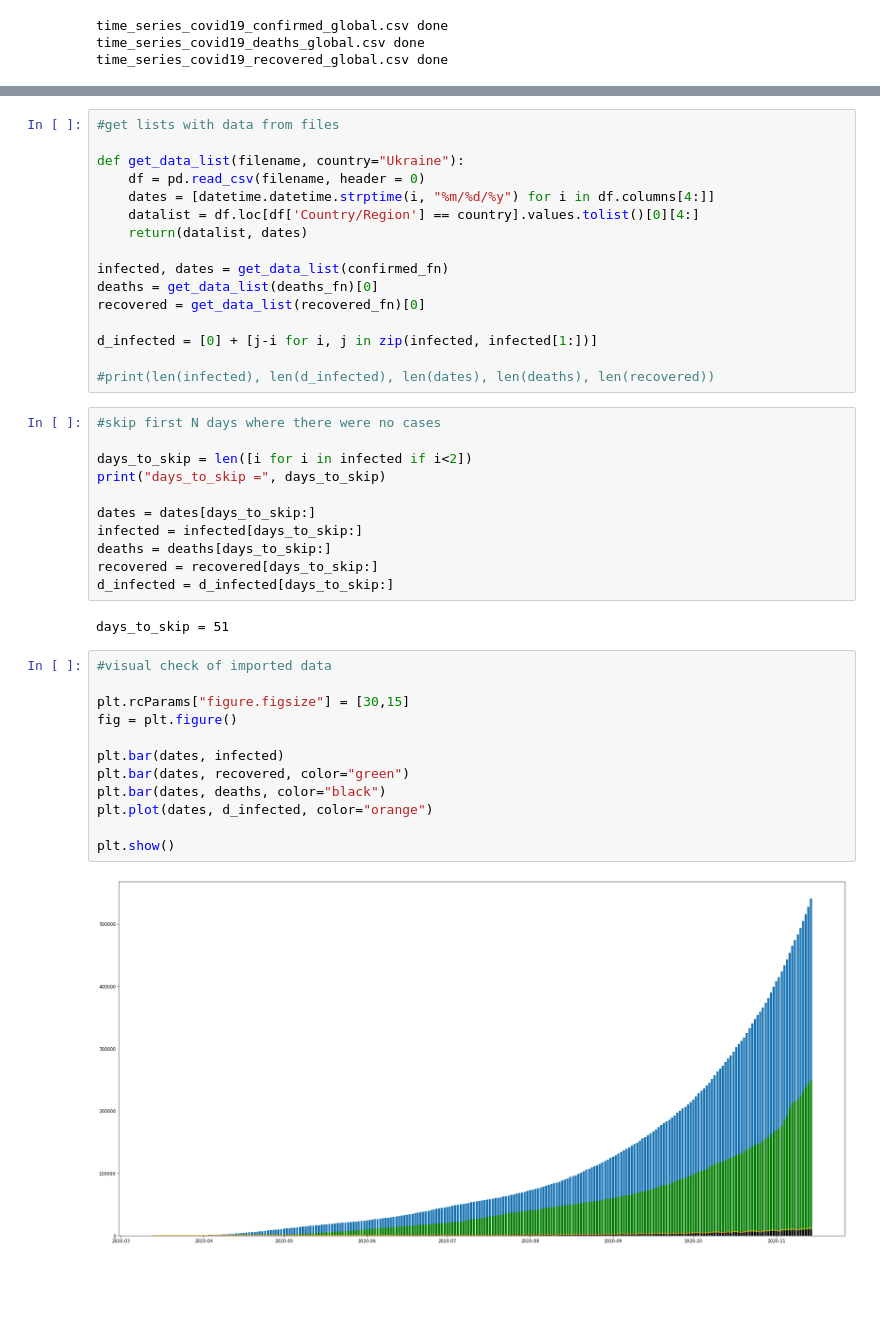
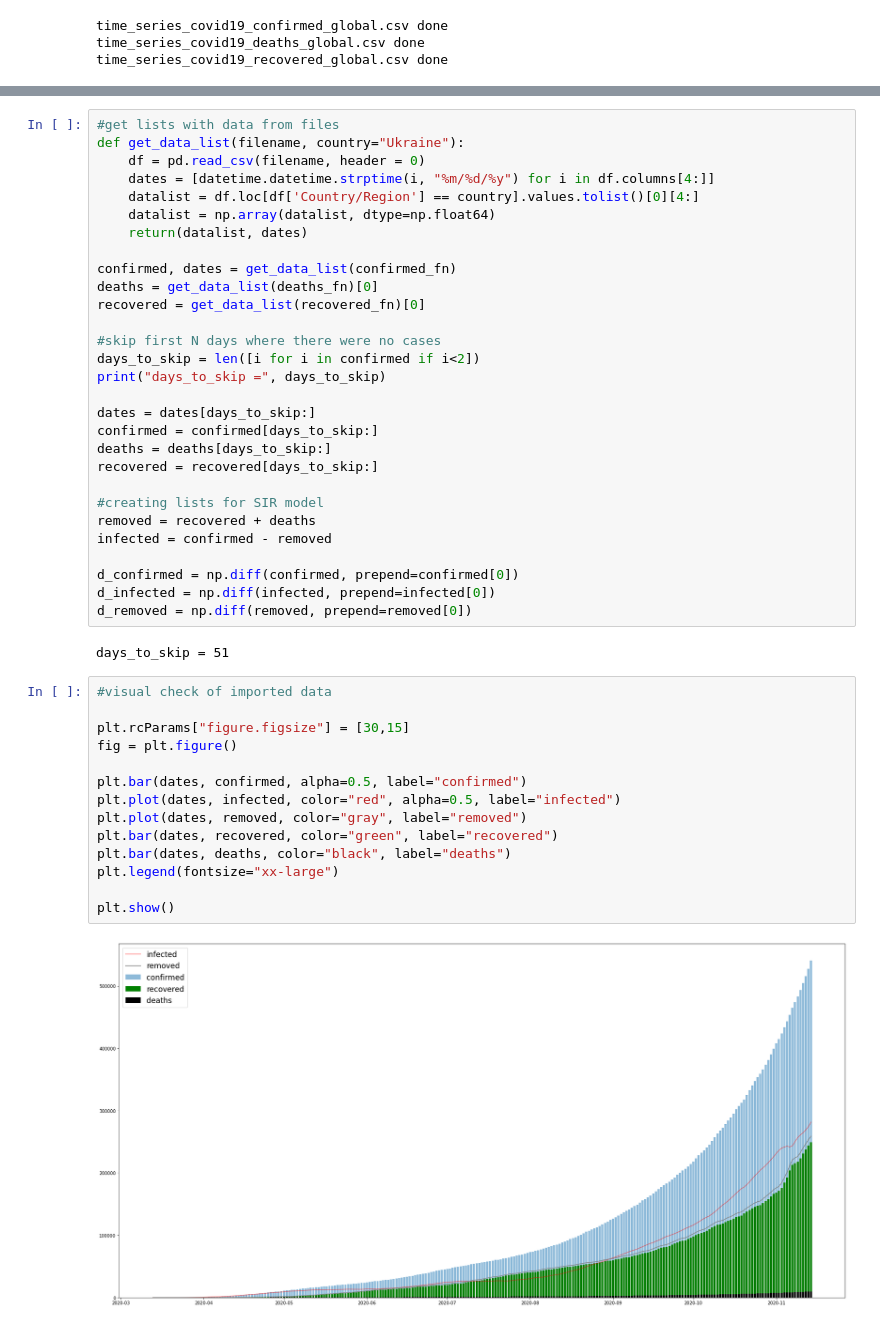
Before and after one commit to FelisLynx/corona_predictor, a Jupyter notebook: corona_predictor_SIR.ipynb, the cells around one changed output, grey strips where cells are left out. Saved outputs shown, nothing was run; the diff lists cells and outputs as text; blank space fills up the shorter version.

```diff
--- a/corona_predictor_SIR.ipynb
+++ b/corona_predictor_SIR.ipynb
@@ -45,45 +61,49 @@ d_infected - dI/dt, new daily cases
 # %%
 #get lists with data from files
-
 def get_data_list(filename, country="Ukraine"):
     df = pd.read_csv(filename, header = 0)
     dates = [datetime.datetime.strptime(i, "%m/%d/%y") for i in df.columns[4:]]
     datalist = df.loc[df['Country/Region'] == country].values.tolist()[0][4:]
+    datalist = np.array(datalist, dtype=np.float64)
     return(datalist, dates)
 
-infected, dates = get_data_list(confirmed_fn)
+confirmed, dates = get_data_list(confirmed_fn)
 deaths = get_data_list(deaths_fn)[0]
 recovered = get_data_list(recovered_fn)[0]
 
-d_infected = [0] + [j-i for i, j in zip(infected, infected[1:])]
+#skip first N days where there were no cases
+days_to_skip = len([i for i in confirmed if i<2])
+print("days_to_skip =", days_to_skip)
 
-#print(len(infected), len(d_infected), len(dates), len(deaths), len(recovered))
+dates = dates[days_to_skip:]
+confirmed = confirmed[days_to_skip:]
+deaths = deaths[days_to_skip:]
+recovered = recovered[days_to_skip:]
+
+#creating lists for SIR model
+removed = recovered + deaths
+infected = confirmed - removed
+
+d_confirmed = np.diff(confirmed, prepend=confirmed[0])
+d_infected = np.diff(infected, prepend=infected[0])
+d_removed = np.diff(removed, prepend=removed[0])
+# %% [output]
+days_to_skip = 51
-# %%
-#skip first N days where there were no cases
-
-days_to_skip = len([i for i in infected if i<2])
-print("days_to_skip =", days_to_skip)
-
-dates = dates[days_to_skip:]
-infected = infected[days_to_skip:]
-deaths = deaths[days_to_skip:]
-recovered = recovered[days_to_skip:]
-d_infected = d_infected[days_to_skip:]
-# %% [output]
-days_to_skip = 51
 # %%
 #visual check of imported data
 
 plt.rcParams["figure.figsize"] = [30,15]
 fig = plt.figure()
 
-plt.bar(dates, infected)
-plt.bar(dates, recovered, color="green")
-plt.bar(dates, deaths, color="black")
-plt.plot(dates, d_infected, color="orange")
+plt.bar(dates, confirmed, alpha=0.5, label="confirmed")
+plt.plot(dates, infected, color="red", alpha=0.5, label="infected")
+plt.plot(dates, removed, color="gray", label="removed")
+plt.bar(dates, recovered, color="green", label="recovered")
+plt.bar(dates, deaths, color="black", label="deaths")
+plt.legend(fontsize="xx-large")
 
 plt.show()
 # %% [output]
-[figure, old version]
+[figure, new version]
 # %%
 #let's find removal_rate(γ)
```
Also changed, not shown: parts of 10 cells of this notebook, 1 other file.
